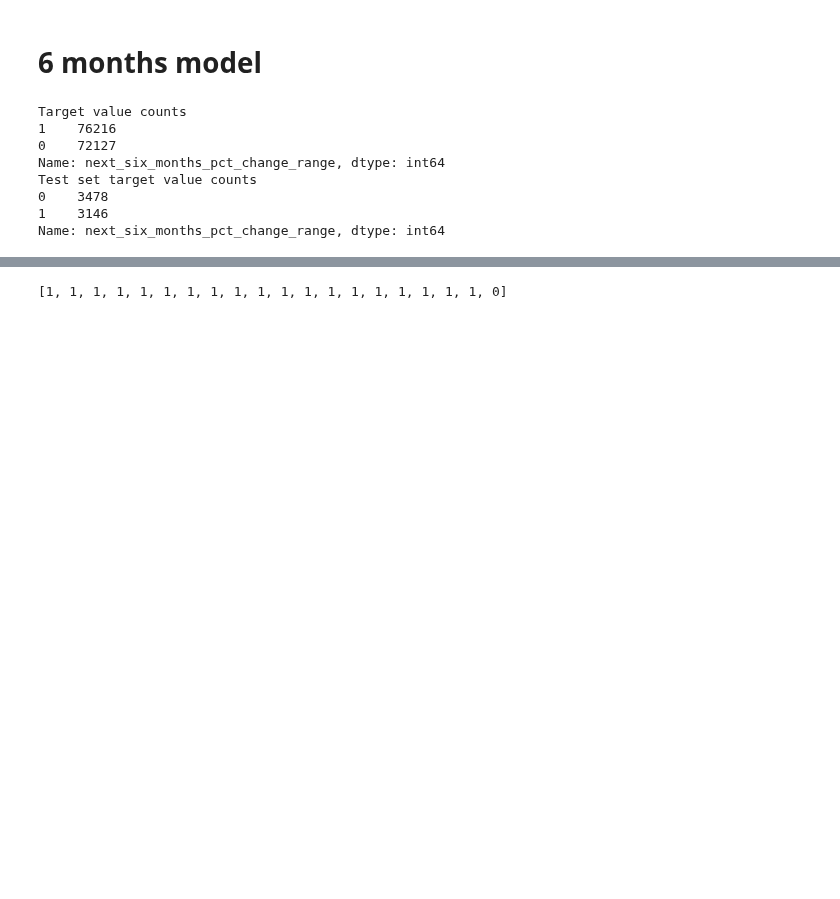
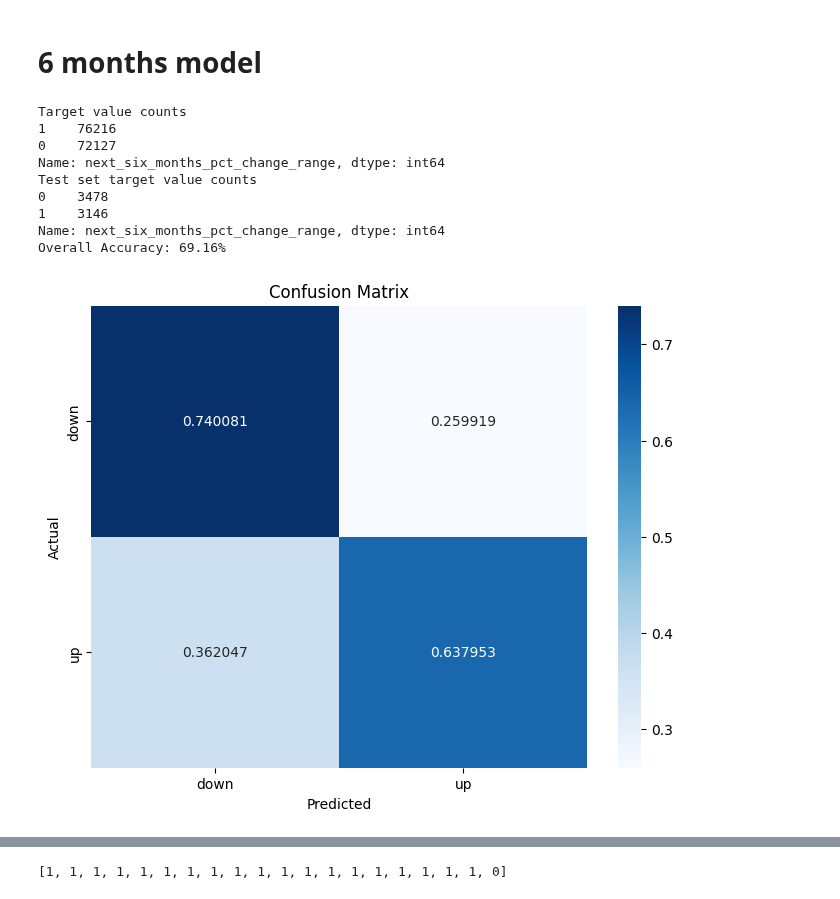
Before and after one commit to OrestisStefanou/InvestorAPI, a Jupyter notebook: analytics/machine_learning/price_prediction_with_fundamentals/notebooks/shap_analysis.ipynb, the cells around one changed output, grey strips where cells are left out. Cells and saved outputs as stored; diff of their text form; code cells hidden in the pictures; blank space fills up the shorter version.

```diff
--- a/analytics/machine_learning/price_prediction_with_fundamentals/notebooks/shap_analysis.ipynb
+++ b/analytics/machine_learning/price_prediction_with_fundamentals/notebooks/shap_analysis.ipynb
@@ -153,30 +200,49 @@ cols_to_drop = ['symbol', 'Date', 'price_pct_change_next_six_months', 'price_pct
 target_col = 'next_six_months_pct_change_range'
 
 y_test = test_set[target_col]
 X_test = test_set.drop(cols_to_drop, axis=1)
 
 rf_six_months_model = joblib.load('/Users/orestis/MyProjects/InvestorAPI/analytics/machine_learning/price_prediction_with_fundamentals/ml_models/rf_six_months_prediction_model.joblib')
 
 predicted_probabilities = rf_six_months_model.predict_proba(X_test)
 y_pred = rf_six_months_model.predict(X_test)
 
 X_test_high_probabilities = []
 y_pred_high_probabilities = []
 y_test_high_probabilities = []
 
 for i in range(len(y_pred)):
     predicted_label = y_pred[i]
     predicted_probability = predicted_probabilities[i][predicted_label]
     if predicted_probability >= 0.75:
         X_test_high_probabilities.append(X_test.iloc[i])
         y_test_high_probabilities.append(y_test[i])
         y_pred_high_probabilities.append(y_pred[i])
+
+
+accuracy = accuracy_score(y_test, y_pred)
+print(f"Overall Accuracy: {accuracy:.2%}")
+
+y_test_labels = [label_mapping[y] for y in y_test]
+y_pred_labels = [label_mapping[y] for y in y_pred]
+# Plot the confusion matrix
+conf_matrix = confusion_matrix(y_test_labels, y_pred_labels, labels=labels, normalize='true')
+
+# Plot confusion matrix using seaborn
+plt.figure(figsize=(8, 6))
+sns.heatmap(conf_matrix, annot=True, fmt='f', cmap='Blues', xticklabels=labels, yticklabels=labels)
+plt.title('Confusion Matrix')
+plt.xlabel('Predicted')
+plt.ylabel('Actual')
+plt.show()
 # %% [output]
 Target value counts
 1    76216
 0    72127
 Name: next_six_months_pct_change_range, dtype: int64
 Test set target value counts
 0    3478
 1    3146
 Name: next_six_months_pct_change_range, dtype: int64
+Overall Accuracy: 69.16%
+[figure, added]
```
Also changed, not shown: parts of 3 cells of this notebook, 1 other file.
